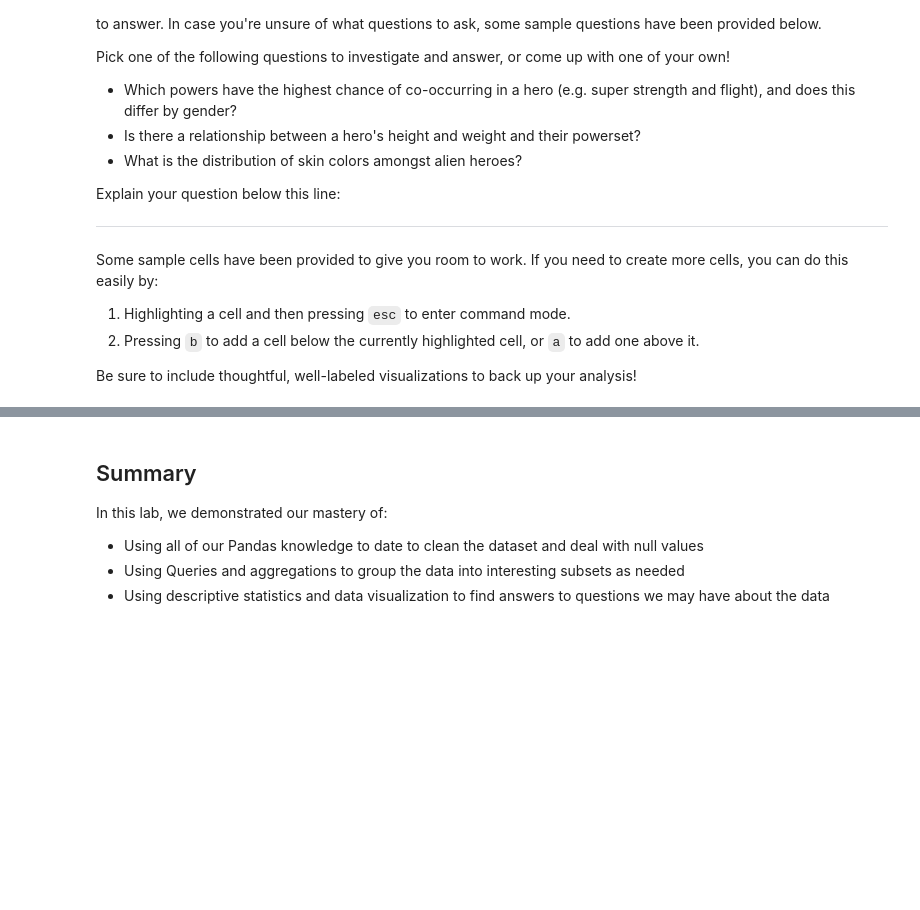
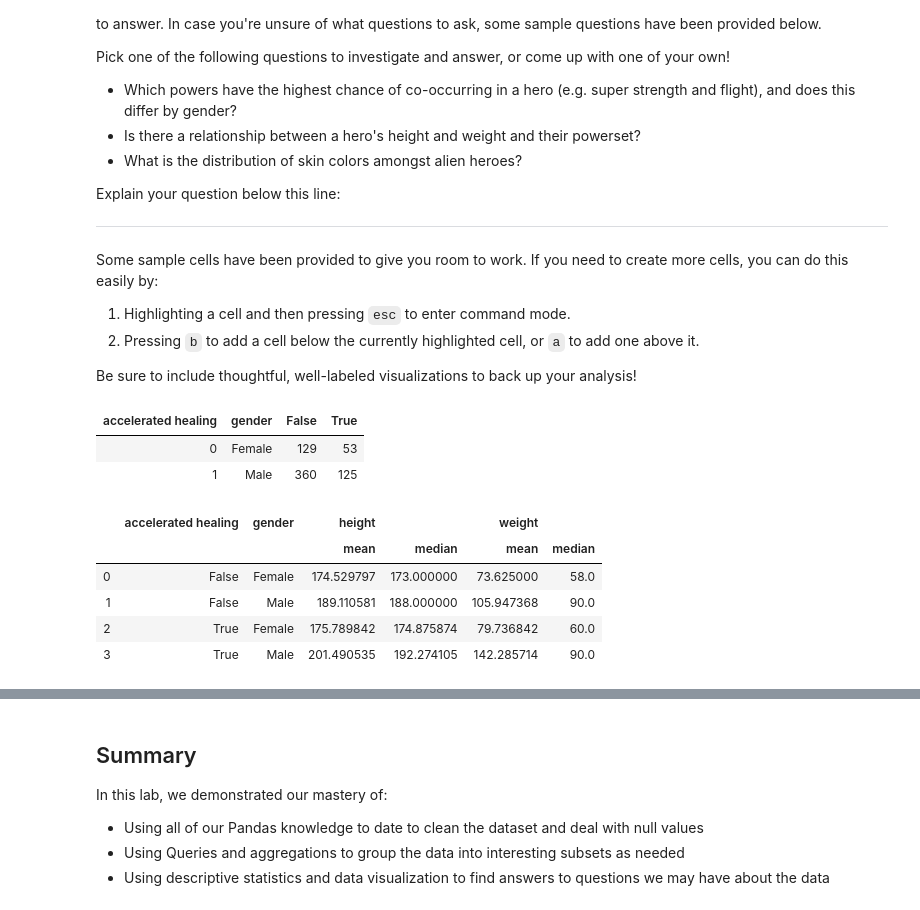
Before and after one commit to Jesse989/dsc-data-cleaning-project-onl01-dtsc-ft-030220, a Jupyter notebook: index.ipynb, the cells around one changed output, grey strips where cells are left out. Drawn from its saved outputs; the diff is of its cells as text; code cells hidden in the pictures; blank space fills up the shorter version.

```diff
--- a/index.ipynb
+++ b/index.ipynb
@@ -729,3 +720,20 @@ Some sample cells have been provided to give you room to work. If you need to cr
 1. Pressing `b` to add a cell below the currently highlighted cell, or `a` to add one above it.
 
 Be sure to include thoughtful, well-labeled visualizations to back up your analysis!
+# %%
+gender_healing = pd.crosstab(heroes_with_powers['gender'], powers_df['accelerated healing'])
+gender_healing.reset_index()
+# %% [output]
+| accelerated healing | gender | False | True |
+| 0 | Female | 129 | 53 |
+| 1 | Male | 360 | 125 |
+# %%
+healing_heroes = heroes_with_powers.groupby(['accelerated healing', 'gender']).agg(['mean', 'median']).reset_index()
+healing_heroes
+# %% [output]
+|  | accelerated healing | gender | height |  | weight |  |
+|  |  |  | mean | median | mean | median |
+| 0 | False | Female | 174.529797 | 173.000000 | 73.625000 | 58.0 |
+| 1 | False | Male | 189.110581 | 188.000000 | 105.947368 | 90.0 |
+| 2 | True | Female | 175.789842 | 174.875874 | 79.736842 | 60.0 |
+| 3 | True | Male | 201.490535 | 192.274105 | 142.285714 | 90.0 |
```
Also changed, not shown: parts of 9 cells of this notebook.
